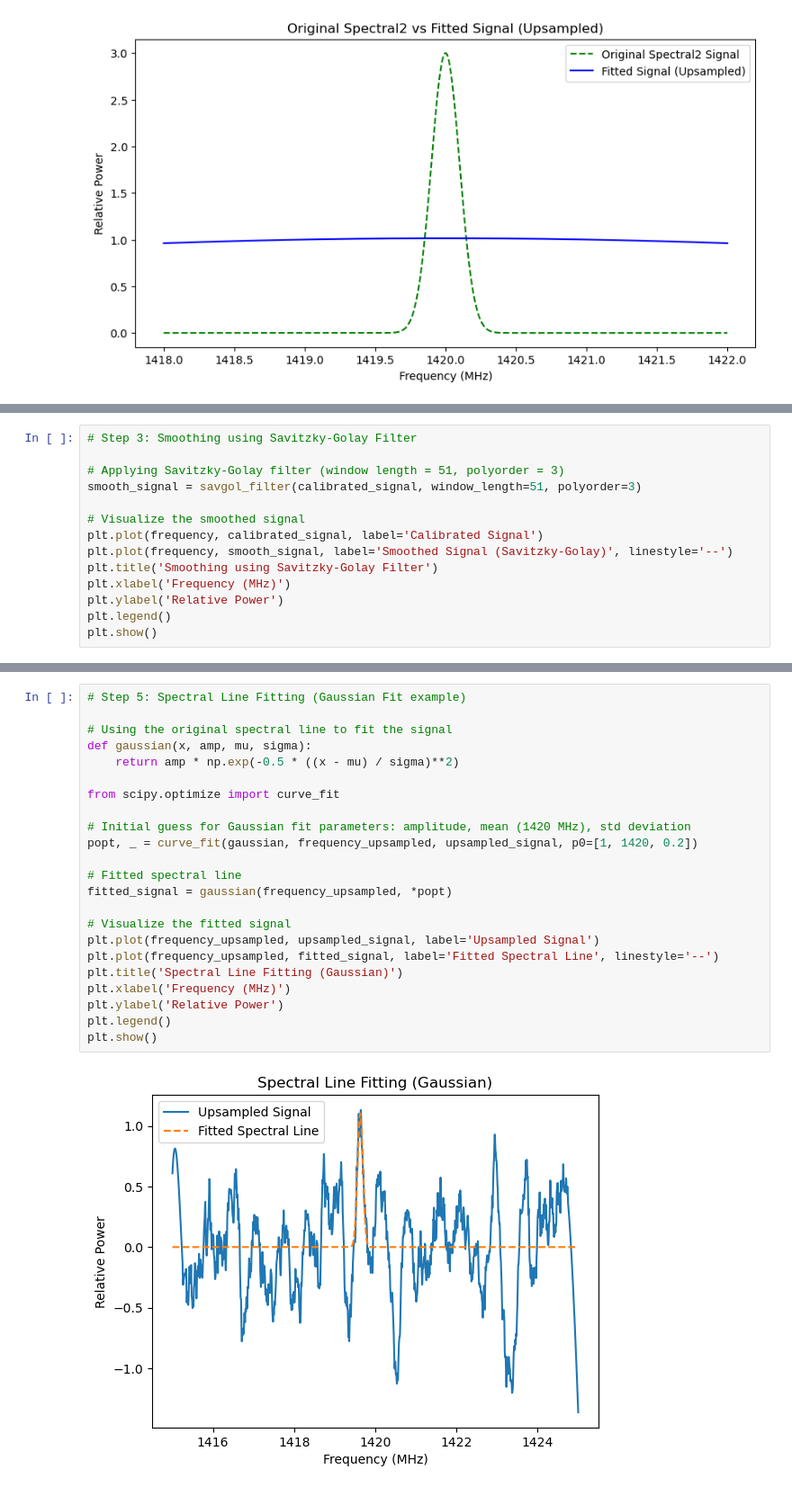
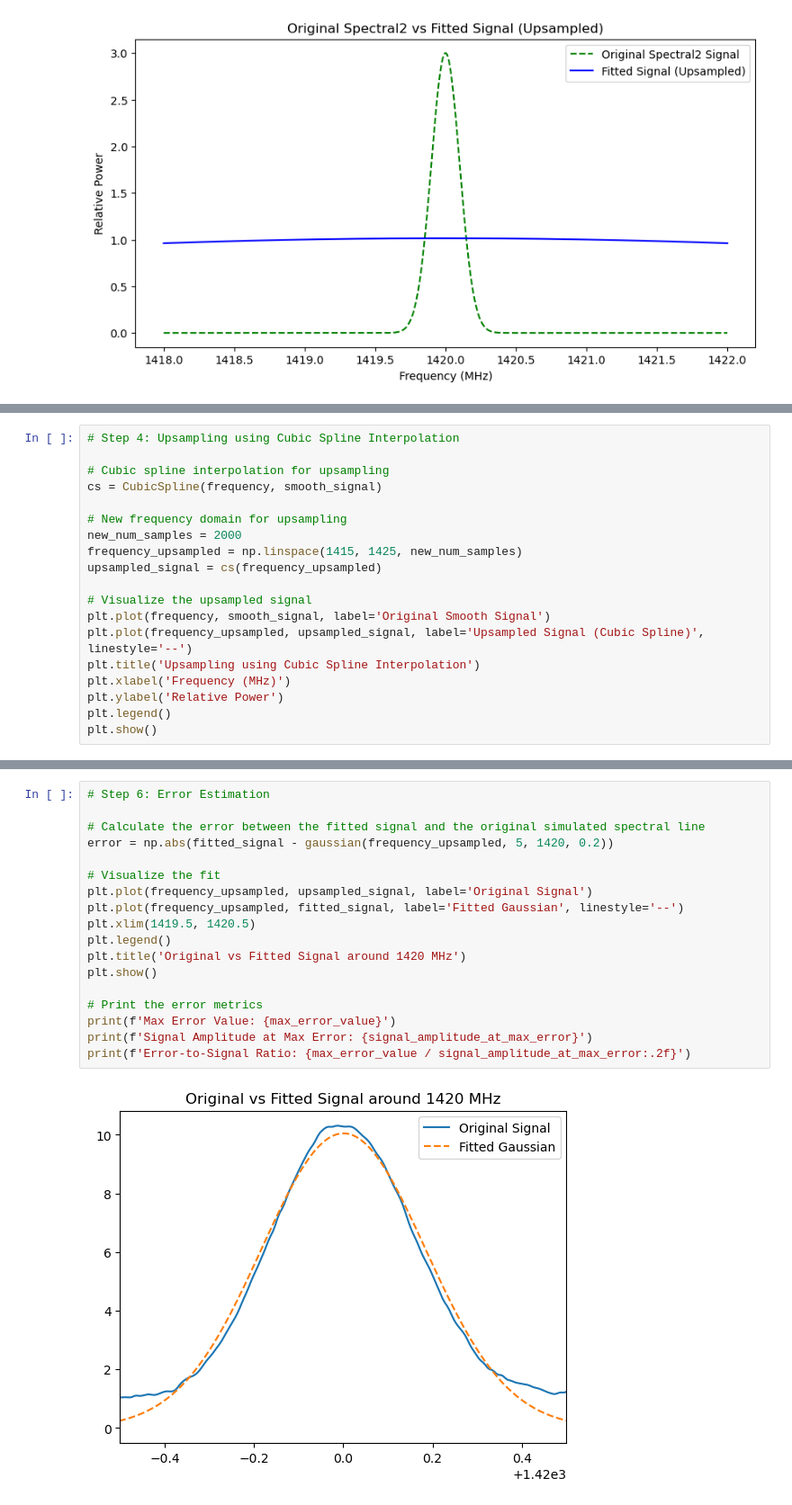
Before and after one commit to GCHulk/Recruitment_Task, a Jupyter notebook: Recruit_Task_George.ipynb, the cells around one changed output, grey strips where cells are left out. Shown at 90% size. Drawn from its saved outputs; the diff is of its cells as text.

```diff
--- a/Recruit_Task_George.ipynb
+++ b/Recruit_Task_George.ipynb
@@ -337,13 +373,18 @@ plt.show()
 # %%
-# Step 3: Smoothing using Savitzky-Golay Filter
+# Step 4: Upsampling using Cubic Spline Interpolation
 
-# Applying Savitzky-Golay filter (window length = 51, polyorder = 3)
-smooth_signal = savgol_filter(calibrated_signal, window_length=51, polyorder=3)
+# Cubic spline interpolation for upsampling
+cs = CubicSpline(frequency, smooth_signal)
 
-# Visualize the smoothed signal
-plt.plot(frequency, calibrated_signal, label='Calibrated Signal')
-plt.plot(frequency, smooth_signal, label='Smoothed Signal (Savitzky-Golay)', linestyle='--')
-plt.title('Smoothing using Savitzky-Golay Filter')
+# New frequency domain for upsampling
+new_num_samples = 2000
+frequency_upsampled = np.linspace(1415, 1425, new_num_samples)
+upsampled_signal = cs(frequency_upsampled)
+
+# Visualize the upsampled signal
+plt.plot(frequency, smooth_signal, label='Original Smooth Signal')
+plt.plot(frequency_upsampled, upsampled_signal, label='Upsampled Signal (Cubic Spline)', linestyle='--')
+plt.title('Upsampling using Cubic Spline Interpolation')
 plt.xlabel('Frequency (MHz)')
 plt.ylabel('Relative Power')
 plt.legend()
@@ -378,25 +414,20 @@ plt.show()
 # %%
-# Step 5: Spectral Line Fitting (Gaussian Fit example)
+# Step 6: Error Estimation
 
-# Using the original spectral line to fit the signal
-def gaussian(x, amp, mu, sigma):
-    return amp * np.exp(-0.5 * ((x - mu) / sigma)**2)
+# Calculate the error between the fitted signal and the original simulated spectral line
+error = np.abs(fitted_signal - gaussian(frequency_upsampled, 5, 1420, 0.2))
 
-from scipy.optimize import curve_fit
+# Visualize the fit
+plt.plot(frequency_upsampled, upsampled_signal, label='Original Signal')
+plt.plot(frequency_upsampled, fitted_signal, label='Fitted Gaussian', linestyle='--')
+plt.xlim(1419.5, 1420.5)
+plt.legend()
+plt.title('Original vs Fitted Signal around 1420 MHz')
+plt.show()
 
-# Initial guess for Gaussian fit parameters: amplitude, mean (1420 MHz), std deviation
-popt, _ = curve_fit(gaussian, frequency_upsampled, upsampled_signal, p0=[1, 1420, 0.2])
-
-# Fitted spectral line
-fitted_signal = gaussian(frequency_upsampled, *popt)
-
-# Visualize the fitted signal
-plt.plot(frequency_upsampled, upsampled_signal, label='Upsampled Signal')
-plt.plot(frequency_upsampled, fitted_signal, label='Fitted Spectral Line', linestyle='--')
-plt.title('Spectral Line Fitting (Gaussian)')
-plt.xlabel('Frequency (MHz)')
-plt.ylabel('Relative Power')
-plt.legend()
-plt.show()
+# Print the error metrics
+print(f'Max Error Value: {max_error_value}')
+print(f'Signal Amplitude at Max Error: {signal_amplitude_at_max_error}')
+print(f'Error-to-Signal Ratio: {max_error_value / signal_amplitude_at_max_error:.2f}')
 # %% [output]
-[figure, old version]
+[figure, new version]
```
Also changed, not shown: parts of 7 cells of this notebook.
